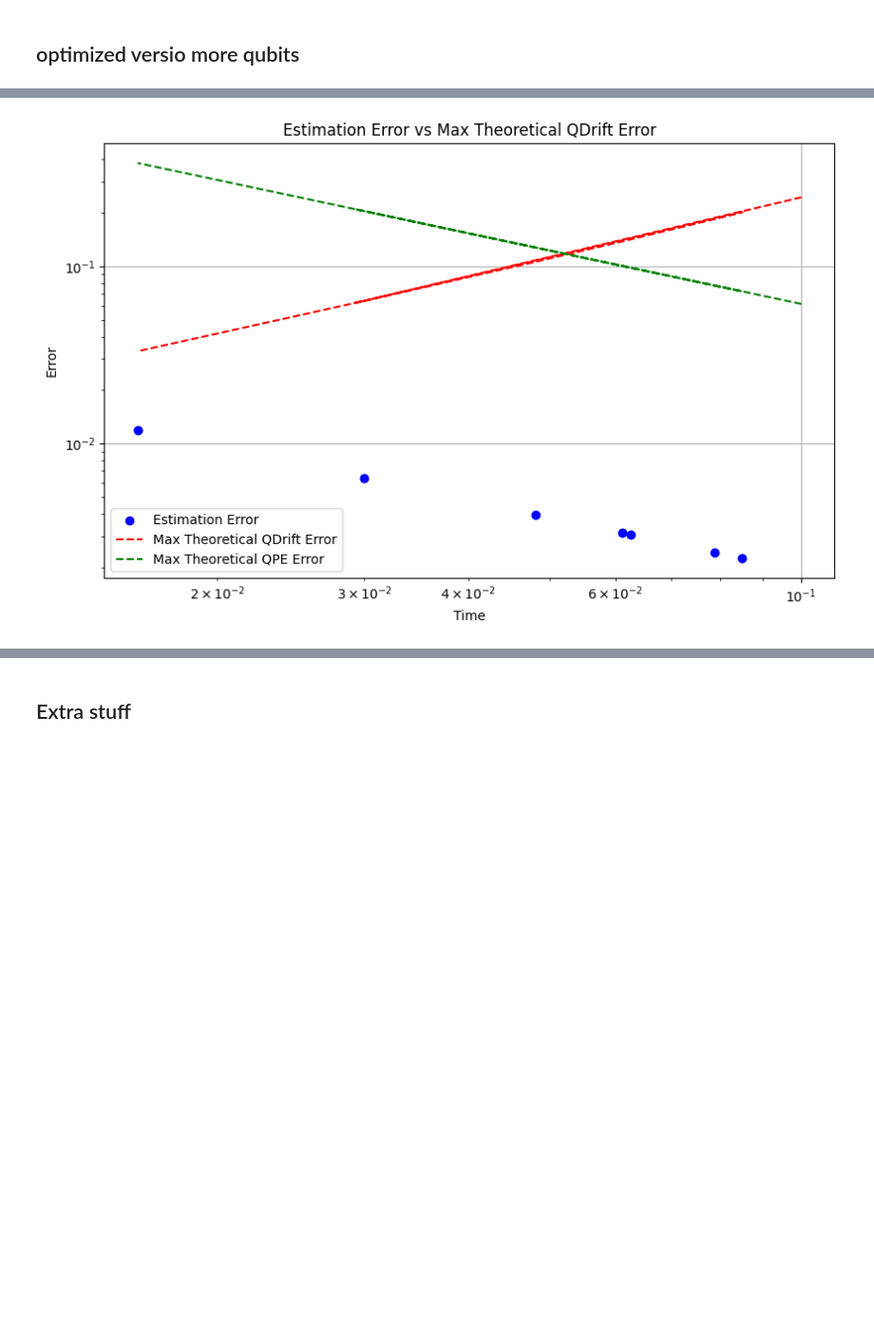
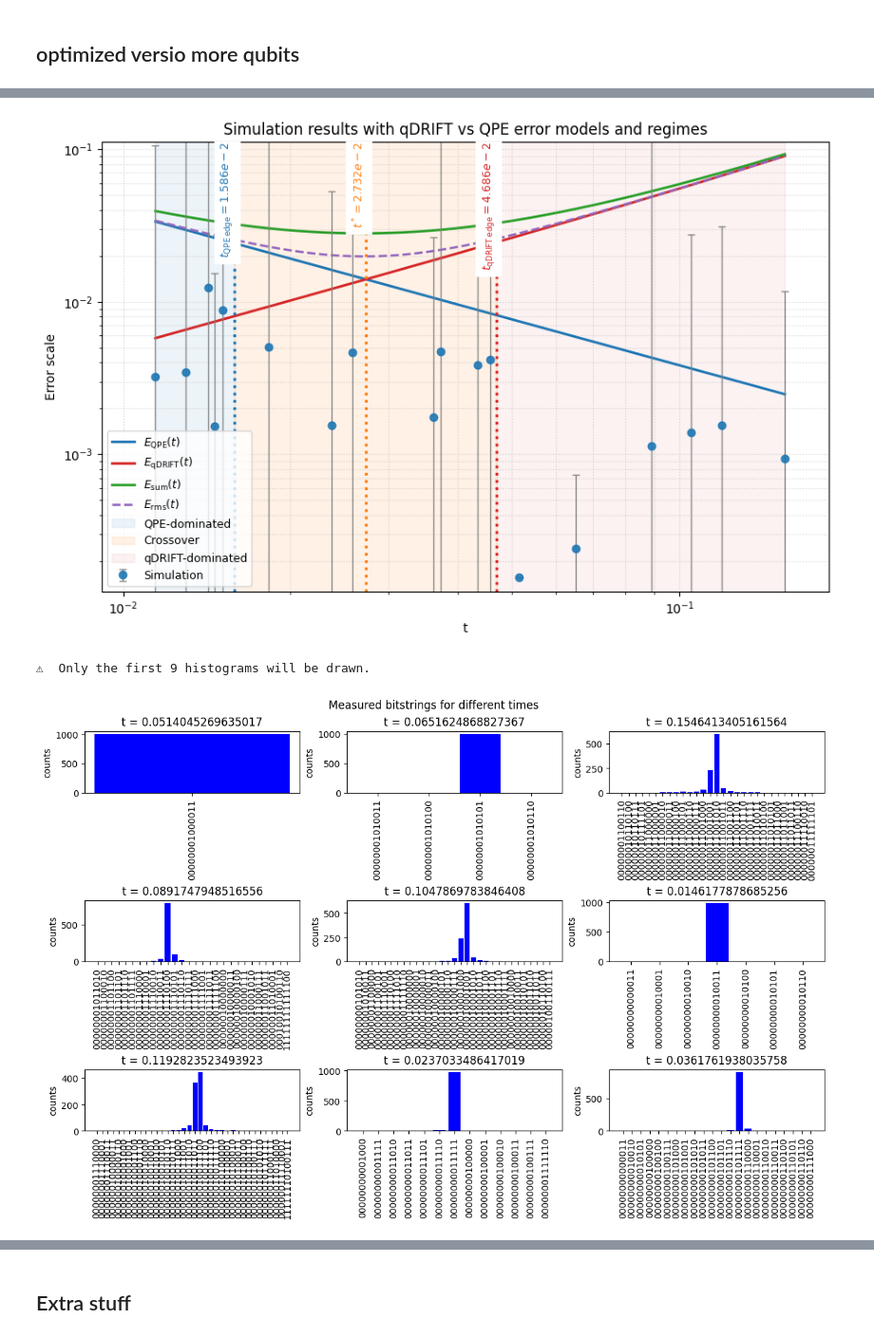
Before and after one commit to Rick0317/qDriftExtraPolation, a Jupyter notebook: notebooks/numerical_tests_qpe_parallel_opt_hermitian.ipynb, the cells around one changed output, grey strips where cells are left out. Shown at 95% size. Saved outputs shown, nothing was run; the diff lists cells and outputs as text; code cells hidden in the pictures; blank space fills up the shorter version.

```diff
--- a/notebooks/numerical_tests_qpe_parallel_opt_hermitian.ipynb
+++ b/notebooks/numerical_tests_qpe_parallel_opt_hermitian.ipynb
@@ -553,10 +635,14 @@ Running worker from process 49968
 # %%
-df = pd.read_csv("/Users/reyesfer/Desktop/qDriftExtraPolation/notebooks/qdrift_qpe_fc_parameter_sweep_15_2025-08-23.csv")
-df ["counts_dec"] = df["counts"].apply(lambda x : int(list(ast.literal_eval(x).keys())[0], 2))
-df["estimated_phase"] = df["counts"].apply(lambda x : int(list(ast.literal_eval(x).keys())[0], 2) / 2 ** q)
-df["max_theoretical_qpe_error"] = 2 * np.pi / (2**q * df["time"])
-df.sort_values(by="estimation_error", ascending=True, inplace=True)
-df = df[df["time"] > 0.005513]
-df[[ "estimated_phase", "est_energy_med", "time", "exact_eig", "estimation_error", "max_theoretical_qdrift_error", "max_theoretical_qpe_error"]]
+q= 14
+result_dfs = []
+results_csv_paths = ["qdrift_qpe_fc_parameter_sweep_14_2025-08-30_H_many_diag_terms_0.5.csv", "qdrift_qpe_fc_parameter_sweep_14_2025-08-30_H_many_diag_terms_1.csv", "qdrift_qpe_fc_parameter_sweep_14_2025-08-30_H_many_diag_terms_3.csv"]
+for filename in results_csv_paths:
+    df = pd.read_csv(filename)
+    df ["counts_dec"] = df["counts"].apply(lambda x : int(list(ast.literal_eval(x).keys())[0], 2))
+    df["estimated_phase"] = df["counts"].apply(lambda x : int(list(ast.literal_eval(x).keys())[0], 2) / 2 ** q)
+    df["max_theoretical_qpe_error"] = 2 * np.pi / (2**q * df["time"])
+    df.sort_values(by="estimation_error", ascending=True, inplace=True)
+    result_dfs.append(df)
+    display(df[[ "estimated_phase", "est_energy_med", "time", "exact_eig", "estimation_error", "max_theoretical_qdrift_error", "max_theoretical_qpe_error"]])
 # %% [output]
 |  | estimated_phase | est_energy_med | time | exact_eig | estimation_error | max_theoretical_qdrift_error | ... |
@@ -572,19 +699,16 @@ df[[ "estimated_phase", "est_energy_med", "time", "exact_eig", "estimation_error
 # %%
 # plot estimation error and max theoretical error vs time
-plt.figure(figsize=(10,6))
-plt.scatter(df["time"], df["estimation_error"], label="Estimation Error", color='blue')
-plt.plot(df["time"], df["max_theoretical_qdrift_error"], label="Max Theoretical QDrift Error", color='red', linestyle='--')
-plt.plot(df["time"], df["max_theoretical_qpe_error"], label="Max Theoretical QPE Error", color='green', linestyle='--')
-# add error bars for estimation error (from df[est_energy_std])
-plt.errorbar(df["time"], df["estimation_error"], yerr=df["est_energy_std"] // 3.46, fmt='o', color='blue', alpha=0.5)
-# set log scale for y axis and x-axis
-plt.yscale('log')
-plt.xscale('log')
-plt.xlabel("Time")
-plt.ylabel("Error")
-plt.title("Estimation Error vs Max Theoretical QDrift Error")
-plt.legend()
-plt.grid(True)
-plt.show()
+from src.error_analysis.theoretical_error_the_dumb_version import plot_sim_results_with_regimes
+for df in result_dfs:
+    plot_sim_results_with_regimes(df=df, alpha=df["alpha"].iloc(0)[0], m=NUM_ANCILLA[0], N=1)
+    plot_histograms(
+    [ast.literal_eval(row["counts"]) for _, row in df.iterrows()],
+    titles=[f"t = {row['time']}" for _, row in df.iterrows()],
+    bar_kw={"color": "blue", "width": 0.8},
+    figsize=(12, 8),
+    suptitle="Measured bitstrings for different times"
+)
 # %% [output]
-[figure, old version]
+[figure, new version]
+⚠  Only the first 9 histograms will be drawn.
+[figure, added]
```
Also changed, not shown: parts of 9 cells of this notebook, 15 other files.
